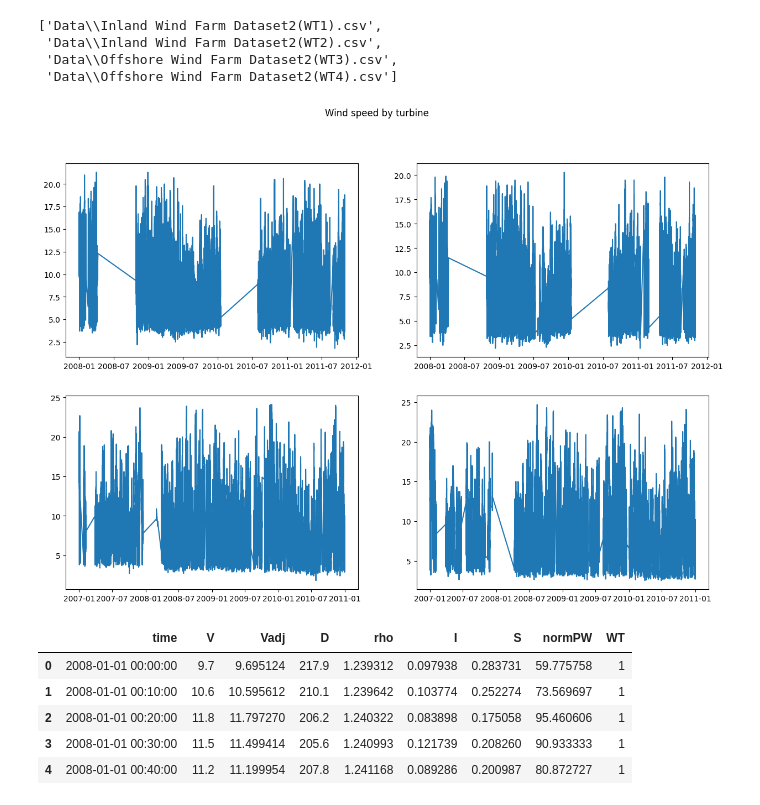
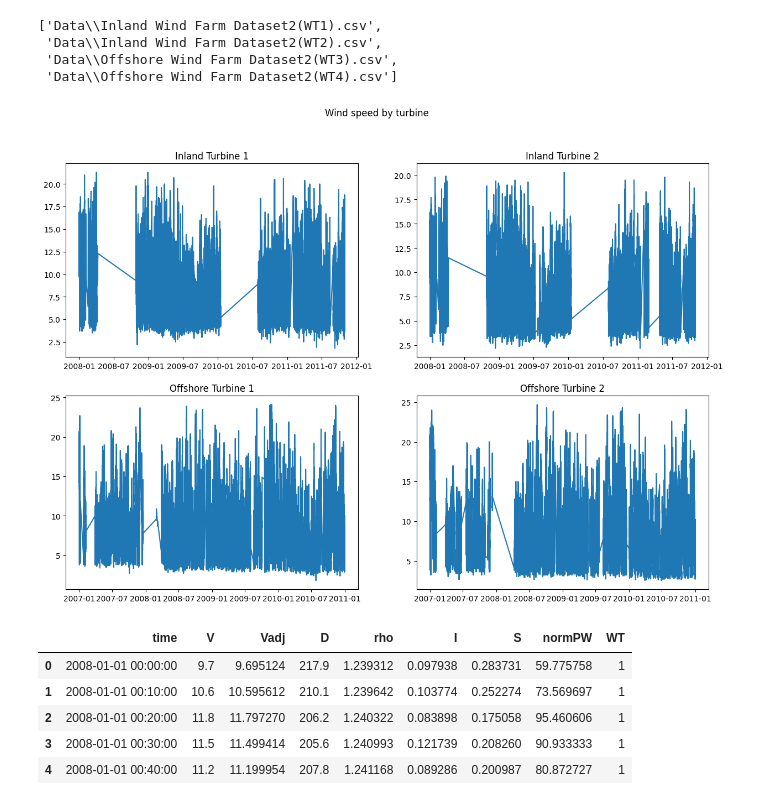
Before and after one commit to kwesen/DV-Project-2, a Jupyter notebook: article_2.ipynb, the cells around one changed output. Cells and saved outputs as stored; diff of their text form; code cells hidden in the pictures.

Commit message:
coding turbine names

```diff
--- a/article_2.ipynb
+++ b/article_2.ipynb
@@ -39,15 +39,21 @@ else:
     df_merged = pd.read_csv("merged.csv")
 df_merged['time'] = pd.to_datetime(df_merged['time'])
 df_merged["WT"] = df_merged["WT"].astype("category")
+# %%
+turbine_code = {1 : "Inland Turbine 1",
+                2 : "Inland Turbine 2",
+                3 : "Offshore Turbine 1",
+                4 : "Offshore Turbine 2",}
 # %%
 fig, axes = plt.subplots(nrows=2, ncols=2, figsize = (15,10))
 axes = axes.flatten()
 fig.suptitle("Wind speed by turbine")
 for i in range(1,5):
     axes[i-1].plot(df_merged.time.loc[df_merged.WT == i], df_merged.V.loc[df_merged.WT == i])
+    axes[i-1].set_title(turbine_code.get(i, f"Turbine {i}"))
 plt.show()
 # %% [output]
-[figure, old version]
+[figure, new version]
 # %%
 df_merged.loc[df_merged.WT == 1].head()
 # %% [output]
```
Also changed, not shown: parts of 1 cell of this notebook.
